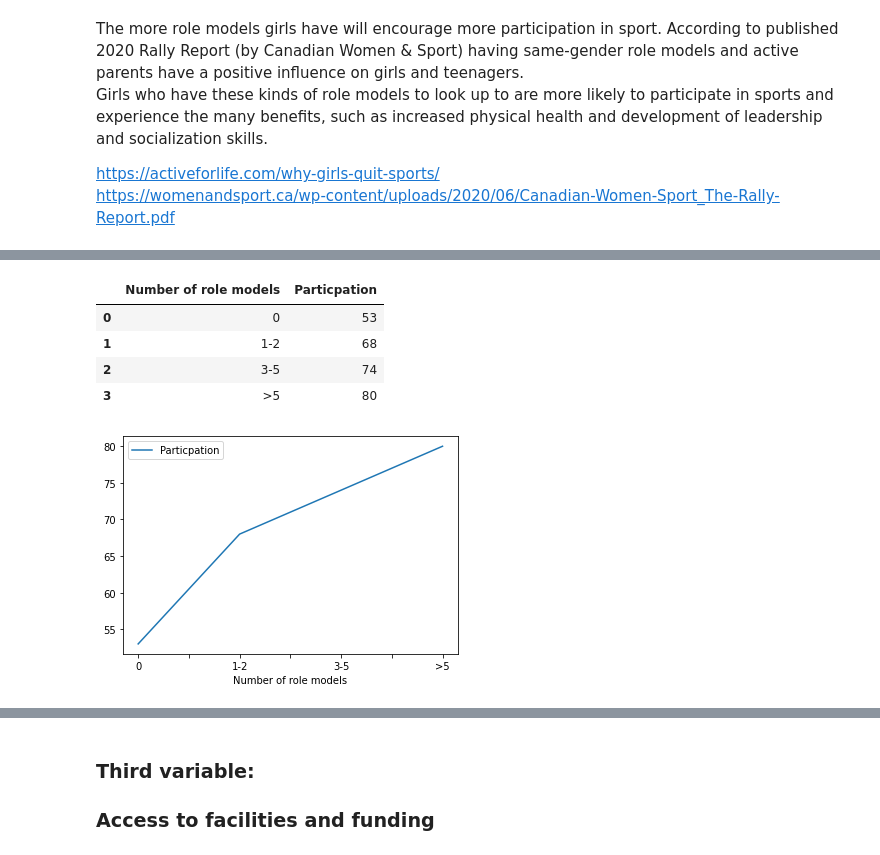
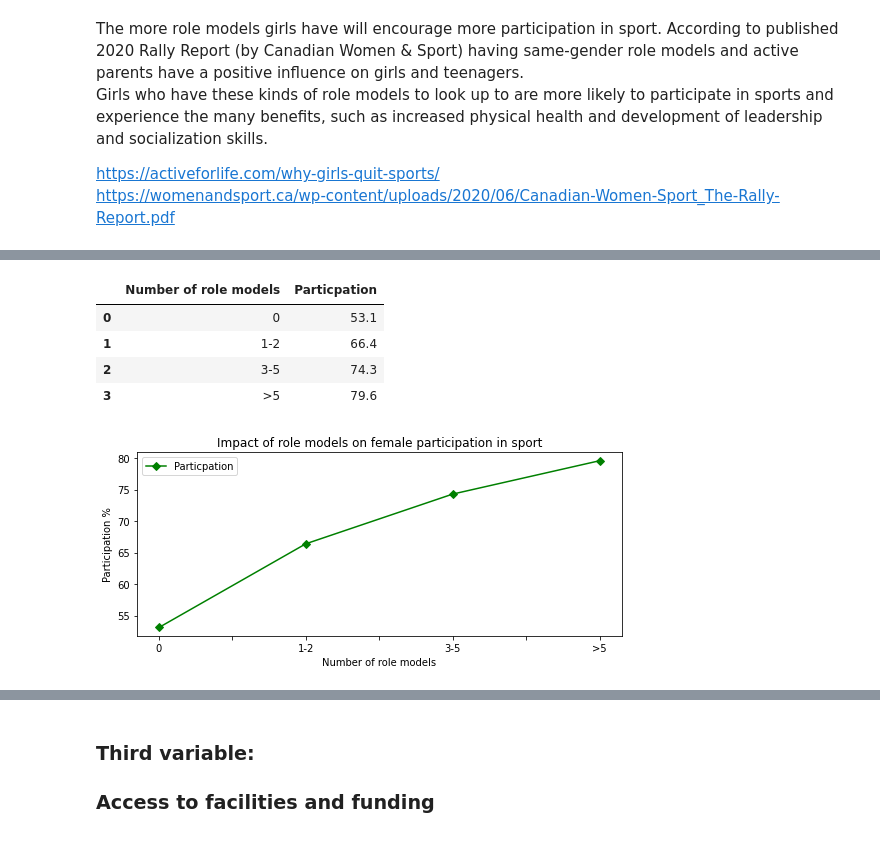
Before and after one commit to Michelleoc/programming-for-data-analysis-project, a Jupyter notebook: project.ipynb, the cells around one changed output, grey strips where cells are left out. Drawn from its saved outputs; the diff is of its cells as text; code cells hidden in the pictures.

```diff
--- a/project.ipynb
+++ b/project.ipynb
@@ -245,20 +237,27 @@ https://womenandsport.ca/wp-content/uploads/2020/06/Canadian-Women-Sport_The-Ral
 # %%
+# Taking 53.1% the participation rate for the 10-14 age category as per the survey listed in the first variable
+# No role models - 53.1%
+# Role models 1-2 - 66.2% (25% increase over current participation)
+# Role models 3-5 - 74.3% (40% increase over current participation)
+# Role models >5 - 79.6% (50% increase over current participation)
 rolemodeldata = { 'Number of role models':['0','1-2','3-5','>5'],
-              'Particpation':[53, 68, 74, 80]}
+              'Particpation':[53.1, 66.4, 74.3, 79.6]}
 dfrolemodels = pd.DataFrame(rolemodeldata)
 # %%
 dfrolemodels
 # %% [output]
 |  | Number of role models | Particpation |
-| 0 | 0 | 53 |
-| 1 | 1-2 | 68 |
-| 2 | 3-5 | 74 |
-| 3 | >5 | 80 |
+| 0 | 0 | 53.1 |
+| 1 | 1-2 | 66.4 |
+| 2 | 3-5 | 74.3 |
+| 3 | >5 | 79.6 |
 # %%
-dfrolemodels.plot(x="Number of role models", y='Particpation')
+dfrolemodels.plot(x="Number of role models", y='Particpation',  marker='D', color='green')
+plt.title("Impact of role models on female participation in sport")
+plt.ylabel('Participation %')
 plt.show()
 # %% [output]
-[figure, old version]
+[figure, new version]
 # %% [markdown]
 ![rolemodels.JPG](attachment:rolemodels.JPG)
 https://womenandsport.ca/wp-content/uploads/2020/06/Canadian-Women-Sport_The-Rally-Report.pdf
```
Also changed, not shown: parts of 46 cells of this notebook, 11 other files.
